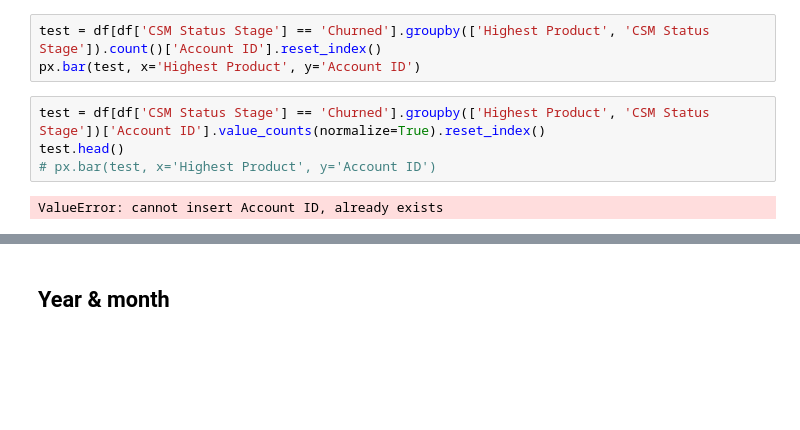
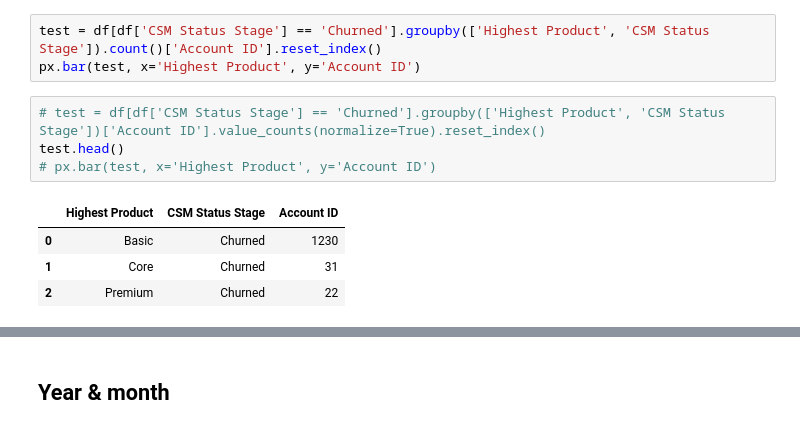
Before and after one commit to annaviper/otter, a Jupyter notebook: data_cleaning.ipynb, the cells around one changed output, grey strips where cells are left out. Cells and saved outputs as stored; diff of their text form; blank space fills up the shorter version.

```diff
--- a/data_cleaning.ipynb
+++ b/data_cleaning.ipynb
@@ -243,10 +243,13 @@ Dates seem to be wrong, since Activation Date happens before Won Opp. And in dat
 test = df[df['CSM Status Stage'] == 'Churned'].groupby(['Highest Product', 'CSM Status Stage']).count()['Account ID'].reset_index()
 px.bar(test, x='Highest Product', y='Account ID')
 # %%
-test = df[df['CSM Status Stage'] == 'Churned'].groupby(['Highest Product', 'CSM Status Stage'])['Account ID'].value_counts(normalize=True).reset_index()
+# test = df[df['CSM Status Stage'] == 'Churned'].groupby(['Highest Product', 'CSM Status Stage'])['Account ID'].value_counts(normalize=True).reset_index()
 test.head()
 # px.bar(test, x='Highest Product', y='Account ID')
 # %% [output]
-ValueError: cannot insert Account ID, already exists
+|  | Highest Product | CSM Status Stage | Account ID |
+| 0 | Basic | Churned | 1230 |
+| 1 | Core | Churned | 31 |
+| 2 | Premium | Churned | 22 |
 # %%
 # df.groupby('state')['approved_or_not'].value_counts(normalize=Tru
```
Also changed, not shown: parts of 1 cell of this notebook, 2 other files.
